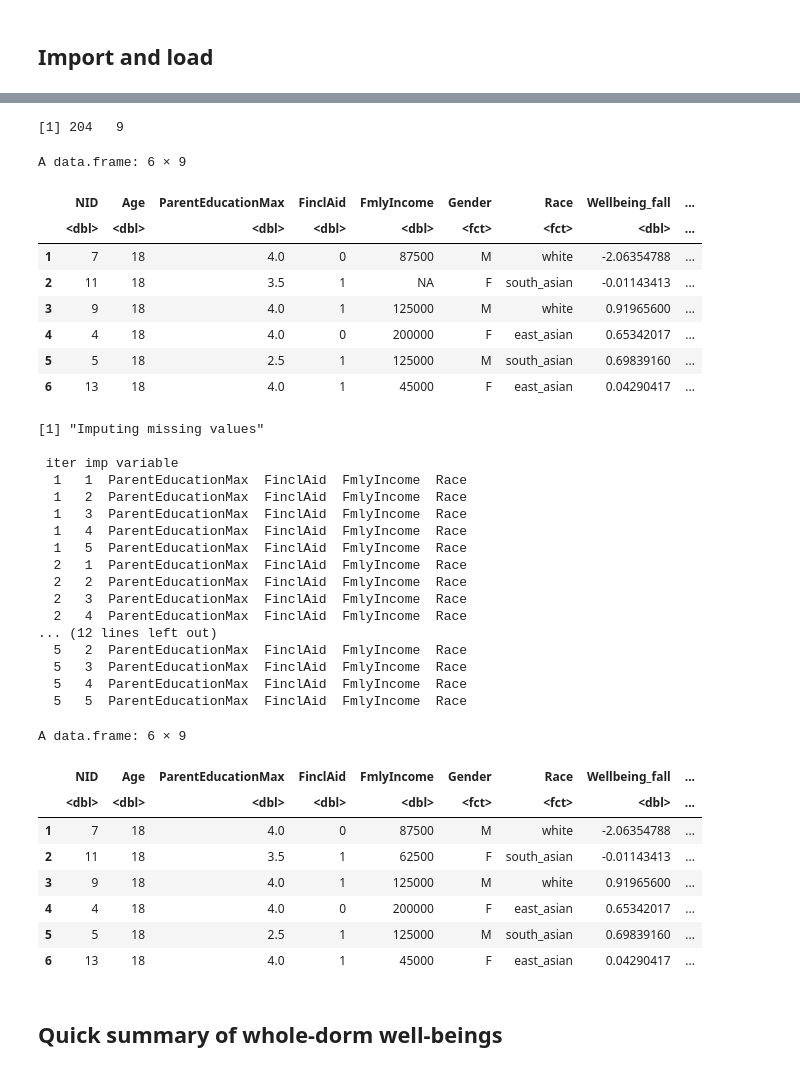
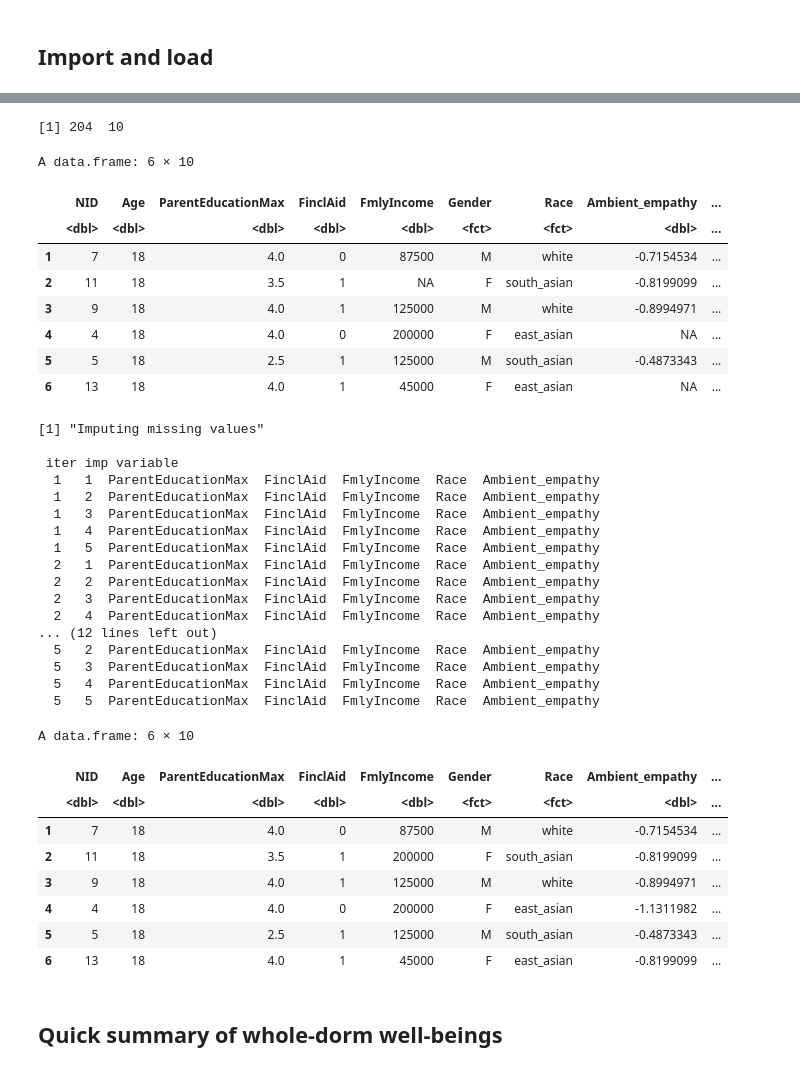
Before and after one commit to snlstanford/Communities-Project, a Jupyter notebook: analysis/2018/Analysis - Does your dorm matter? In R.ipynb, the cells around one changed output, grey strips where cells are left out. Drawn from its saved outputs; the diff is of its cells as text; code cells hidden in the pictures.

Commit message:
Update 2018 models to include ambient empathy and dorm network densities

```diff
--- a/analysis/2018/Analysis - Does your dorm matter? In R.ipynb
+++ b/analysis/2018/Analysis - Does your dorm matter? In R.ipynb
@@ -14,7 +15,7 @@ We build models to predict:
 # %% [markdown]
 ## Configuration
 # %%
-DATA_FILE = '../data/2018-2019/postprocessed/final_for_analysis_R.csv'
+DATA_FILE = 'data/postprocessed/final_for_analysis_R.csv'
 
 IMPUTE_MISSING = TRUE
 INCLUDE_FALL_WB_AS_PREDICTOR = TRUE
@@ -58,21 +42,22 @@ The following object is masked from ‘package:stats’:
 # %%
 df = read.csv(DATA_FILE, na.strings=c("", " ", "NA"))
 df = df[,c('NID', 'Age', 'ParentEducationMax',
            'FinclAid', 'FmlyIncome', 'Gender', 'Race',
+           'Ambient_empathy',
            'Wellbeing_fall', 'Wellbeing_spring')]
 dim(df)
 head(df)
 # %% [output]
-[1] 204   9
+[1] 204  10
-A data.frame: 6 × 9
+A data.frame: 6 × 10
-|  | NID | Age | ParentEducationMax | FinclAid | FmlyIncome | Gender | Race | Wellbeing_fall | ... |
+|  | NID | Age | ParentEducationMax | FinclAid | FmlyIncome | Gender | Race | Ambient_empathy | ... |
 |  | <dbl> | <dbl> | <dbl> | <dbl> | <dbl> | <fct> | <fct> | <dbl> | ... |
-| 1 | 7 | 18 | 4.0 | 0 | 87500 | M | white | -2.06354788 | ... |
-| 2 | 11 | 18 | 3.5 | 1 | NA | F | south_asian | -0.01143413 | ... |
-| 3 | 9 | 18 | 4.0 | 1 | 125000 | M | white | 0.91965600 | ... |
-| 4 | 4 | 18 | 4.0 | 0 | 200000 | F | east_asian | 0.65342017 | ... |
-| 5 | 5 | 18 | 2.5 | 1 | 125000 | M | south_asian | 0.69839160 | ... |
-| 6 | 13 | 18 | 4.0 | 1 | 45000 | F | east_asian | 0.04290417 | ... |
+| 1 | 7 | 18 | 4.0 | 0 | 87500 | M | white | -0.7154534 | ... |
+| 2 | 11 | 18 | 3.5 | 1 | NA | F | south_asian | -0.8199099 | ... |
+| 3 | 9 | 18 | 4.0 | 1 | 125000 | M | white | -0.8994971 | ... |
+| 4 | 4 | 18 | 4.0 | 0 | 200000 | F | east_asian | NA | ... |
+| 5 | 5 | 18 | 2.5 | 1 | 125000 | M | south_asian | -0.4873343 | ... |
+| 6 | 13 | 18 | 4.0 | 1 | 45000 | F | east_asian | NA | ... |
 # %%
 if (IMPUTE_MISSING) {
     print("Imputing missing values")
@@ -86,29 +71,29 @@ if (IMPUTE_MISSING) {
 [1] "Imputing missing values"
 
  iter imp variable
-  1   1  ParentEducationMax  FinclAid  FmlyIncome  Race
-  1   2  ParentEducationMax  FinclAid  FmlyIncome  Race
-  1   3  ParentEducationMax  FinclAid  FmlyIncome  Race
-  1   4  ParentEducationMax  FinclAid  FmlyIncome  Race
-  1   5  ParentEducationMax  FinclAid  FmlyIncome  Race
-  2   1  ParentEducationMax  FinclAid  FmlyIncome  Race
-  2   2  ParentEducationMax  FinclAid  FmlyIncome  Race
-  2   3  ParentEducationMax  FinclAid  FmlyIncome  Race
-  2   4  ParentEducationMax  FinclAid  FmlyIncome  Race
+  1   1  ParentEducationMax  FinclAid  FmlyIncome  Race  Ambient_empathy
+  1   2  ParentEducationMax  FinclAid  FmlyIncome  Race  Ambient_empathy
+  1   3  ParentEducationMax  FinclAid  FmlyIncome  Race  Ambient_empathy
+  1   4  ParentEducationMax  FinclAid  FmlyIncome  Race  Ambient_empathy
+  1   5  ParentEducationMax  FinclAid  FmlyIncome  Race  Ambient_empathy
+  2   1  ParentEducationMax  FinclAid  FmlyIncome  Race  Ambient_empathy
+  2   2  ParentEducationMax  FinclAid  FmlyIncome  Race  Ambient_empathy
+  2   3  ParentEducationMax  FinclAid  FmlyIncome  Race  Ambient_empathy
+  2   4  ParentEducationMax  FinclAid  FmlyIncome  Race  Ambient_empathy
 ... (12 lines left out)
-  5   2  ParentEducationMax  FinclAid  FmlyIncome  Race
-  5   3  ParentEducationMax  FinclAid  FmlyIncome  Race
-  5   4  ParentEducationMax  FinclAid  FmlyIncome  Race
-  5   5  ParentEducationMax  FinclAid  FmlyIncome  Race
+  5   2  ParentEducationMax  FinclAid  FmlyIncome  Race  Ambient_empathy
+  5   3  ParentEducationMax  FinclAid  FmlyIncome  Race  Ambient_empathy
+  5   4  ParentEducationMax  FinclAid  FmlyIncome  Race  Ambient_empathy
+  5   5  ParentEducationMax  FinclAid  FmlyIncome  Race  Ambient_empathy
-A data.frame: 6 × 9
+A data.frame: 6 × 10
-|  | NID | Age | ParentEducationMax | FinclAid | FmlyIncome | Gender | Race | Wellbeing_fall | ... |
+|  | NID | Age | ParentEducationMax | FinclAid | FmlyIncome | Gender | Race | Ambient_empathy | ... |
 |  | <dbl> | <dbl> | <dbl> | <dbl> | <dbl> | <fct> | <fct> | <dbl> | ... |
-| 1 | 7 | 18 | 4.0 | 0 | 87500 | M | white | -2.06354788 | ... |
-| 2 | 11 | 18 | 3.5 | 1 | 62500 | F | south_asian | -0.01143413 | ... |
-| 3 | 9 | 18 | 4.0 | 1 | 125000 | M | white | 0.91965600 | ... |
-| 4 | 4 | 18 | 4.0 | 0 | 200000 | F | east_asian | 0.65342017 | ... |
-| 5 | 5 | 18 | 2.5 | 1 | 125000 | M | south_asian | 0.69839160 | ... |
-| 6 | 13 | 18 | 4.0 | 1 | 45000 | F | east_asian | 0.04290417 | ... |
+| 1 | 7 | 18 | 4.0 | 0 | 87500 | M | white | -0.7154534 | ... |
+| 2 | 11 | 18 | 3.5 | 1 | 200000 | F | south_asian | -0.8199099 | ... |
+| 3 | 9 | 18 | 4.0 | 1 | 125000 | M | white | -0.8994971 | ... |
+| 4 | 4 | 18 | 4.0 | 0 | 200000 | F | east_asian | -1.1311982 | ... |
+| 5 | 5 | 18 | 2.5 | 1 | 125000 | M | south_asian | -0.4873343 | ... |
+| 6 | 13 | 18 | 4.0 | 1 | 45000 | F | east_asian | -0.8199099 | ... |
 # %% [markdown]
 ## Quick summary of whole-dorm well-beings
 # %%
```
Also changed, not shown: parts of 31 cells of this notebook.
